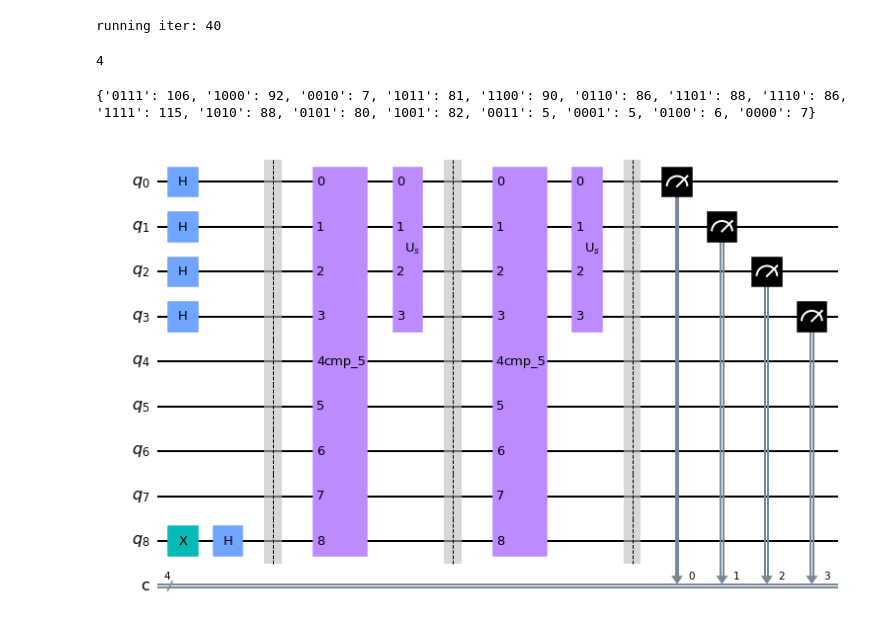
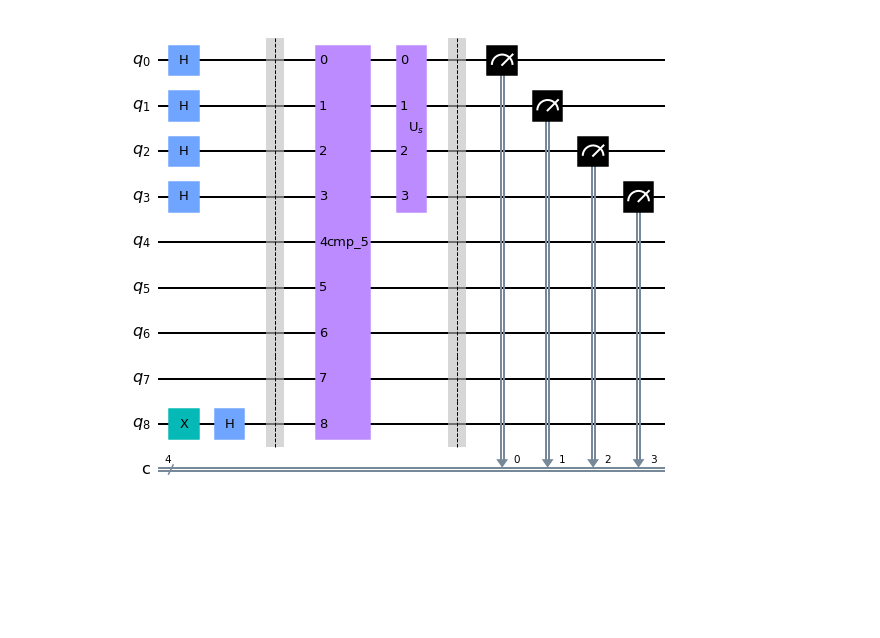
Before and after one commit to CodyNing/QuantumShortestPath, a Jupyter notebook: main.ipynb, the cells around one changed output. Saved outputs shown, nothing was run; the diff lists cells and outputs as text; code cells hidden in the pictures; blank space fills up the shorter version.

```diff
--- a/main.ipynb
+++ b/main.ipynb
@@ -129,6 +218,0 @@ def durrHoyerQram(nums, iter = None):
-# %%
-nums = [4, 5, 10]
-durrHoyerQram(nums)
-# %% [output]
-running iter: 40
-4
@@ -135,26 +255,22 @@ running iter: 40
 # %%
 
 n = 4
 value = 5
-iter = int(np.floor(np.sqrt(n)))
+iter = int(np.pi / 4 * np.sqrt((2 ** n) / value))
 
 qc = QuantumCircuit(n * 2 + 1, n)
 qc.x(n * 2)
 qc.h(list(range(n)) + [n * 2])
 
 qc.barrier()
 
 for i in range(iter):
     qc.append(comparator_oracle(n, value), qc.qubits[0: n*2+1])
     qc.append(diffuser(4), qc.qubits[0:n])
 
     qc.barrier()
 
 qc.measure(qc.qubits[0:n], qc.clbits[:])
-sim = Aer.get_backend('qasm_simulator')
-counts = execute(qc, backend=sim, shots=1024).result().get_counts()
-print(counts)
 qc.draw('mpl')
 # %% [output]
-{'0111': 106, '1000': 92, '0010': 7, '1011': 81, '1100': 90, '0110': 86, '1101': 88, '1110': 86, '1111': 115, '1010': 88, '0101': 80, '1001': 82, '0011': 5, '0001': 5, '0100': 6, '0000': 7}
-[figure, old version]
+[figure, new version]
```
Also changed, not shown: parts of 21 cells of this notebook.
